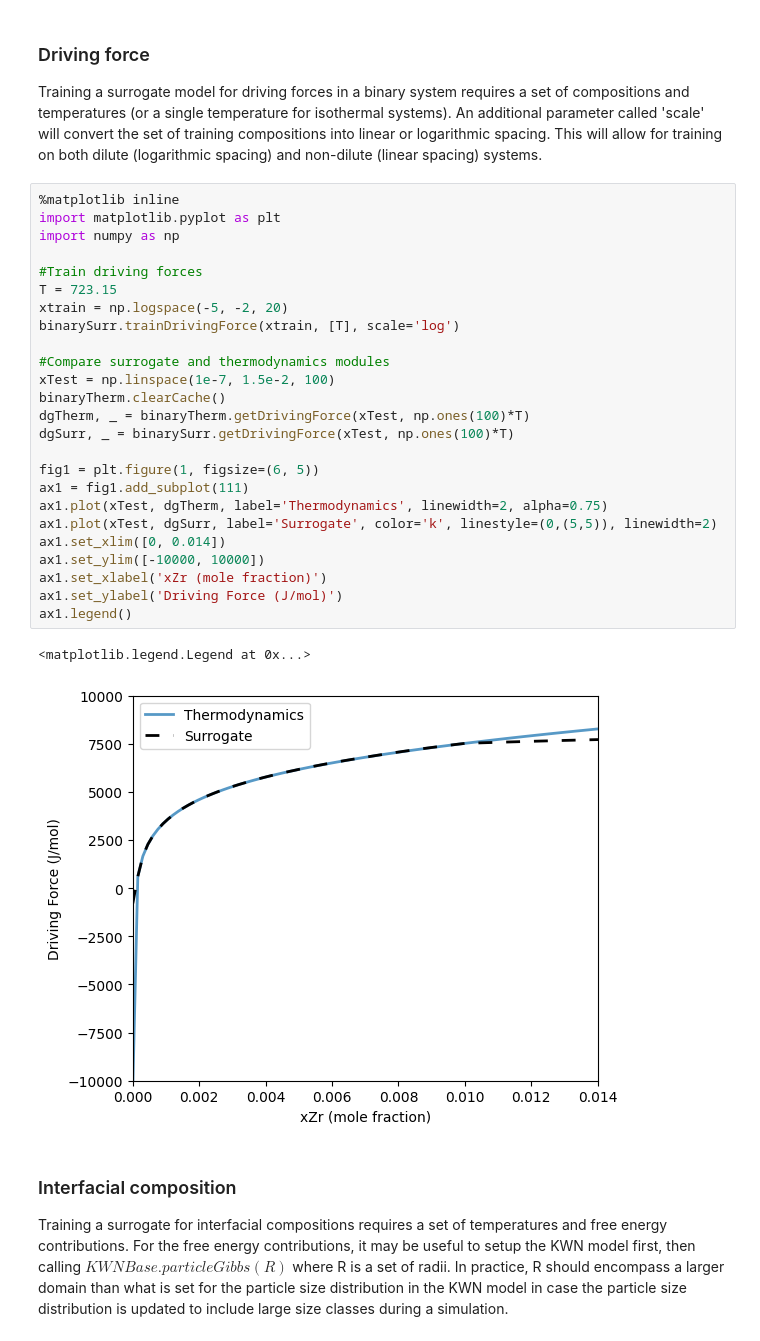
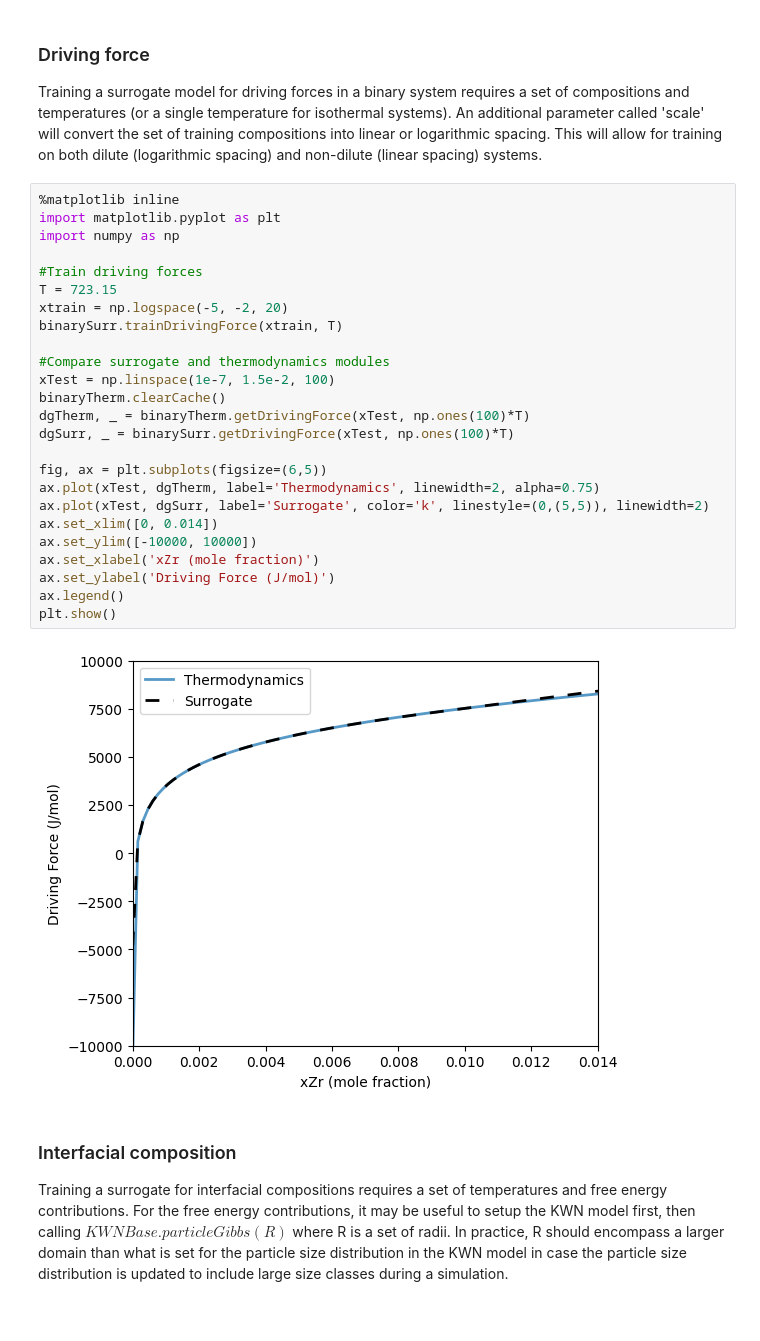
Before and after one commit to materialsgenomefoundation/kawin, a Jupyter notebook: examples/10_Surrogates.ipynb, the cells around one changed output. Saved outputs shown, nothing was run; the diff lists cells and outputs as text.

```diff
--- a/examples/10_Surrogates.ipynb
+++ b/examples/10_Surrogates.ipynb
@@ -27,31 +27,30 @@ Training a surrogate model for driving forces in a binary system requires a set
 # %%
 %matplotlib inline
 import matplotlib.pyplot as plt
 import numpy as np
 
 #Train driving forces
 T = 723.15
 xtrain = np.logspace(-5, -2, 20)
-binarySurr.trainDrivingForce(xtrain, [T], scale='log')
+binarySurr.trainDrivingForce(xtrain, T)
 
 #Compare surrogate and thermodynamics modules
 xTest = np.linspace(1e-7, 1.5e-2, 100)
 binaryTherm.clearCache()
 dgTherm, _ = binaryTherm.getDrivingForce(xTest, np.ones(100)*T)
 dgSurr, _ = binarySurr.getDrivingForce(xTest, np.ones(100)*T)
 
-fig1 = plt.figure(1, figsize=(6, 5))
-ax1 = fig1.add_subplot(111)
-ax1.plot(xTest, dgTherm, label='Thermodynamics', linewidth=2, alpha=0.75)
-ax1.plot(xTest, dgSurr, label='Surrogate', color='k', linestyle=(0,(5,5)), linewidth=2)
-ax1.set_xlim([0, 0.014])
-ax1.set_ylim([-10000, 10000])
-ax1.set_xlabel('xZr (mole fraction)')
-ax1.set_ylabel('Driving Force (J/mol)')
-ax1.legend()
+fig, ax = plt.subplots(figsize=(6,5))
+ax.plot(xTest, dgTherm, label='Thermodynamics', linewidth=2, alpha=0.75)
+ax.plot(xTest, dgSurr, label='Surrogate', color='k', linestyle=(0,(5,5)), linewidth=2)
+ax.set_xlim([0, 0.014])
+ax.set_ylim([-10000, 10000])
+ax.set_xlabel('xZr (mole fraction)')
+ax.set_ylabel('Driving Force (J/mol)')
+ax.legend()
+plt.show()
 # %% [output]
-<matplotlib.legend.Legend at 0x...>
-[figure, old version]
+[figure, new version]
 # %% [markdown]
 ### Interfacial composition
 
```
Also changed, not shown: parts of 5 cells of this notebook, 12 other files.
